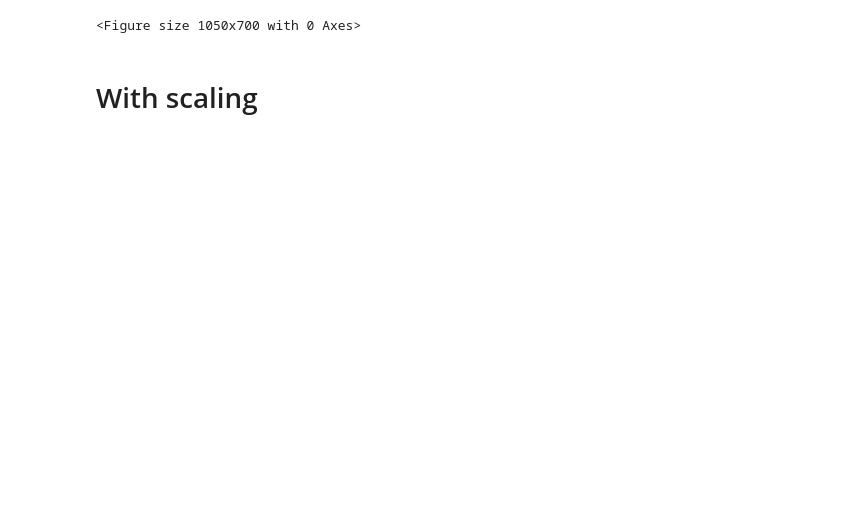
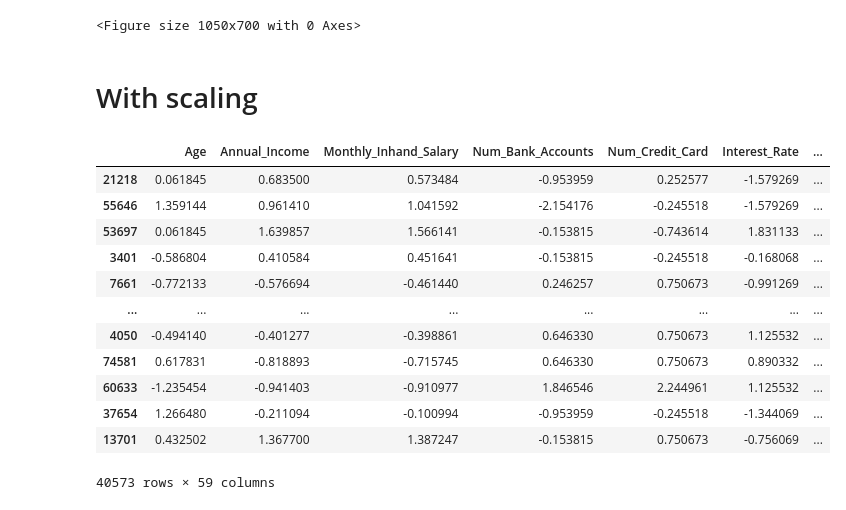
Before and after one commit to ruzanovad/dataset-sessions, a Jupyter notebook: credit-score/experiments/dummy.ipynb, the cells around one changed output. Cells and saved outputs as stored; diff of their text form; code cells hidden in the pictures; blank space fills up the shorter version.

```diff
--- a/credit-score/experiments/dummy.ipynb
+++ b/credit-score/experiments/dummy.ipynb
@@ -132,7 +165,21 @@ run_experiments("Default Models Comparison (without scaling)")
 # %% [markdown]
 # With scaling
 # %%
-std_scaler = StandardScaler()
+std_scaler = StandardScaler().set_output(transform="pandas")
 X_train = std_scaler.fit_transform(X_train)
 X_test = std_scaler.transform(X_test)
-run_experiment("Model Comparison Experiment (with default params and scaling)")
+X_train
+# %% [output]
+|  | Age | Annual_Income | Monthly_Inhand_Salary | Num_Bank_Accounts | Num_Credit_Card | Interest_Rate | ... |
+| 21218 | 0.061845 | 0.683500 | 0.573484 | -0.953959 | 0.252577 | -1.579269 | ... |
+| 55646 | 1.359144 | 0.961410 | 1.041592 | -2.154176 | -0.245518 | -1.579269 | ... |
+| 53697 | 0.061845 | 1.639857 | 1.566141 | -0.153815 | -0.743614 | 1.831133 | ... |
+| 3401 | -0.586804 | 0.410584 | 0.451641 | -0.153815 | -0.245518 | -0.168068 | ... |
+| 7661 | -0.772133 | -0.576694 | -0.461440 | 0.246257 | 0.750673 | -0.991269 | ... |
+| ... | ... | ... | ... | ... | ... | ... | ... |
+| 4050 | -0.494140 | -0.401277 | -0.398861 | 0.646330 | 0.750673 | 1.125532 | ... |
+| 74581 | 0.617831 | -0.818893 | -0.715745 | 0.646330 | 0.750673 | 0.890332 | ... |
+| 60633 | -1.235454 | -0.941403 | -0.910977 | 1.846546 | 2.244961 | 1.125532 | ... |
+| 37654 | 1.266480 | -0.211094 | -0.100994 | -0.953959 | -0.245518 | -1.344069 | ... |
+| 13701 | 0.432502 | 1.367700 | 1.387247 | -0.153815 | 0.750673 | -0.756069 | ... |
+40573 rows × 59 columns
```
Also changed, not shown: parts of 10 cells of this notebook, 5 other files.
